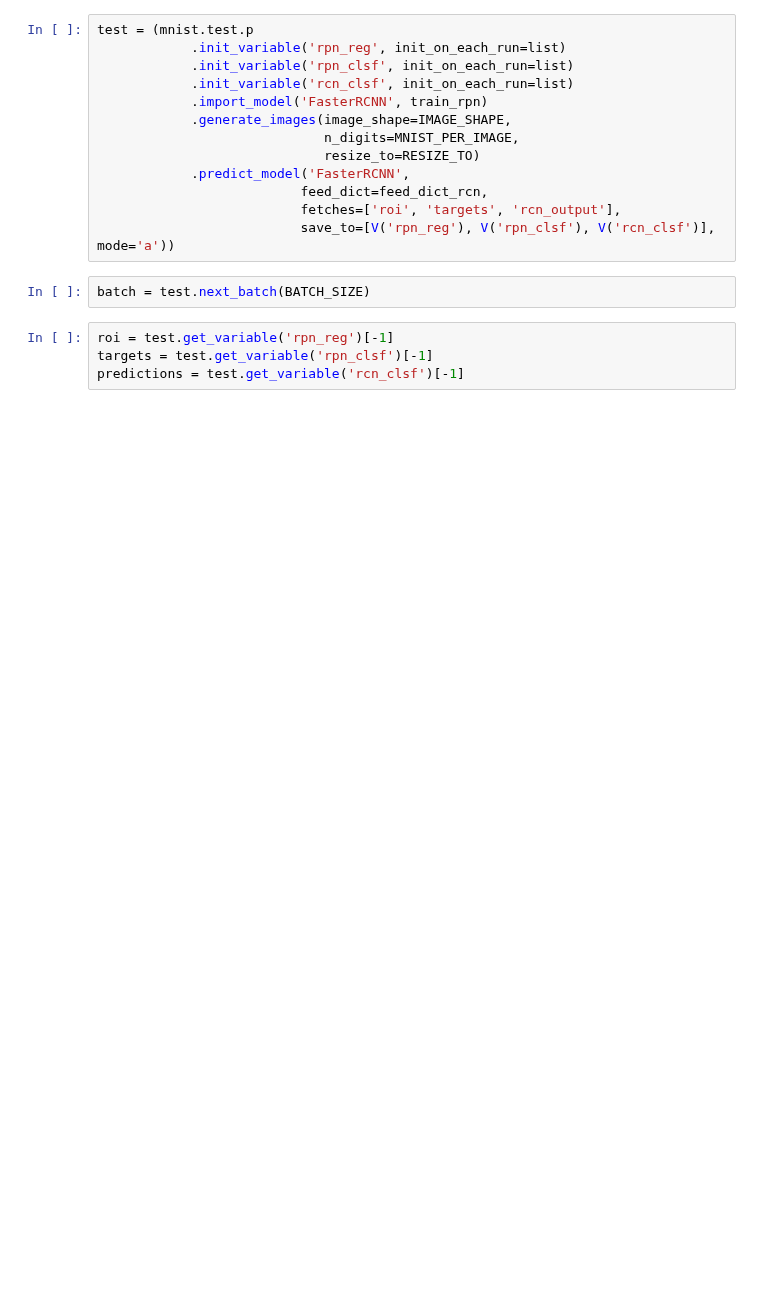
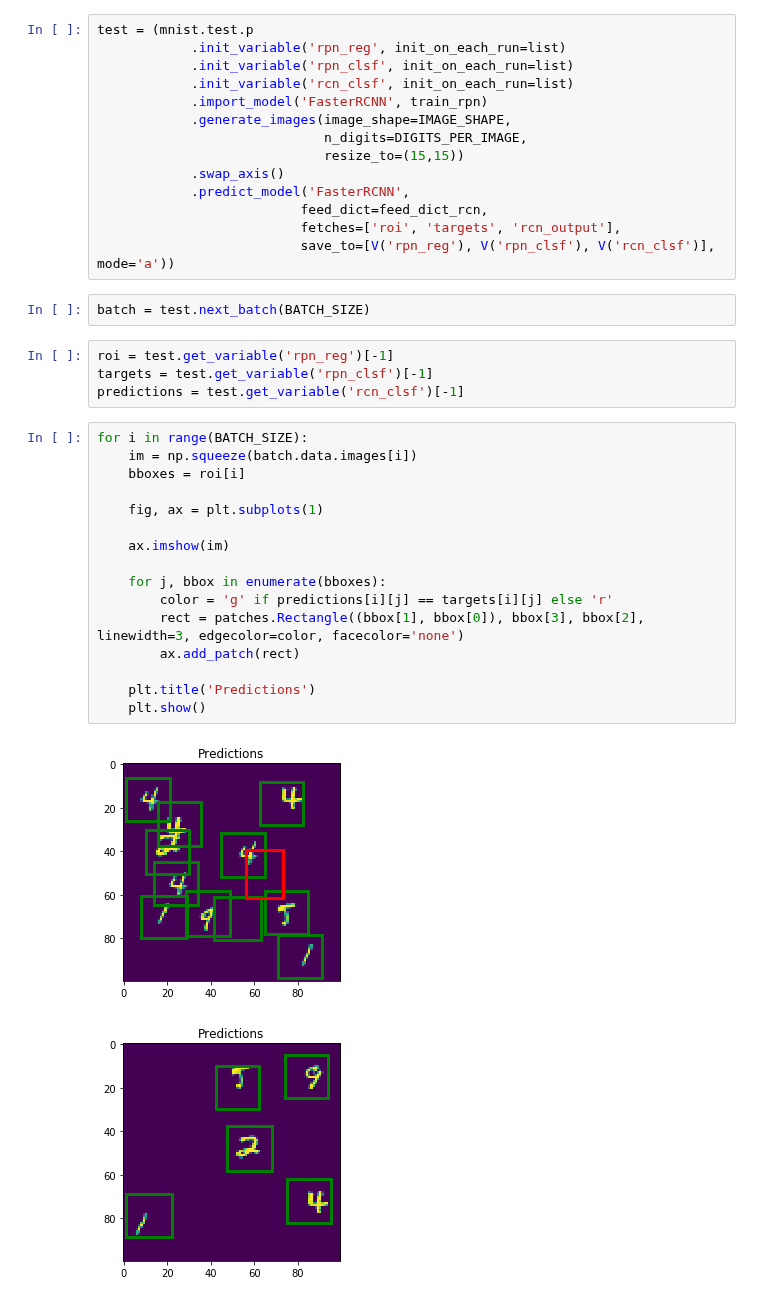
Before and after one commit to analysiscenter/az_training, a Jupyter notebook: alexey_kozhevin/task_03/faster_rcnn_demo.ipynb, the cells around one changed output. Drawn from its saved outputs; the diff is of its cells as text; blank space fills up the shorter version.

```diff
--- a/alexey_kozhevin/task_03/faster_rcnn_demo.ipynb
+++ b/alexey_kozhevin/task_03/faster_rcnn_demo.ipynb
@@ -123,8 +117,9 @@ test = (mnist.test.p
             .init_variable('rcn_clsf', init_on_each_run=list)
             .import_model('FasterRCNN', train_rpn)
             .generate_images(image_shape=IMAGE_SHAPE,
-                             n_digits=MNIST_PER_IMAGE,
-                             resize_to=RESIZE_TO)
+                             n_digits=DIGITS_PER_IMAGE,
+                             resize_to=(15,15))
+            .swap_axis()
             .predict_model('FasterRCNN',
                           feed_dict=feed_dict_rcn,
                           fetches=['roi', 'targets', 'rcn_output'],
@@ -135,3 +130,22 @@ batch = test.next_batch(BATCH_SIZE)
 roi = test.get_variable('rpn_reg')[-1]
 targets = test.get_variable('rpn_clsf')[-1]
 predictions = test.get_variable('rcn_clsf')[-1]
+# %%
+for i in range(BATCH_SIZE):
+    im = np.squeeze(batch.data.images[i])
+    bboxes = roi[i]
+
+    fig, ax = plt.subplots(1)
+
+    ax.imshow(im)
+
+    for j, bbox in enumerate(bboxes):
+        color = 'g' if predictions[i][j] == targets[i][j] else 'r'
+        rect = patches.Rectangle((bbox[1], bbox[0]), bbox[3], bbox[2], linewidth=3, edgecolor=color, facecolor='none')
+        ax.add_patch(rect)
+
+    plt.title('Predictions')
+    plt.show()
+# %% [output]
+[figure, added]
+[figure, added]
```
Also changed, not shown: parts of 15 cells of this notebook, 1 other file.
